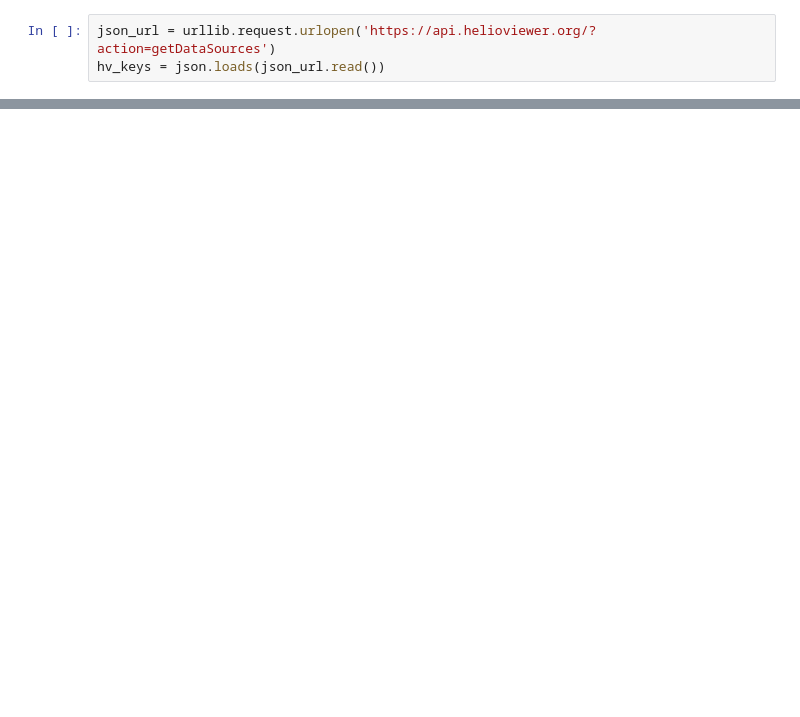
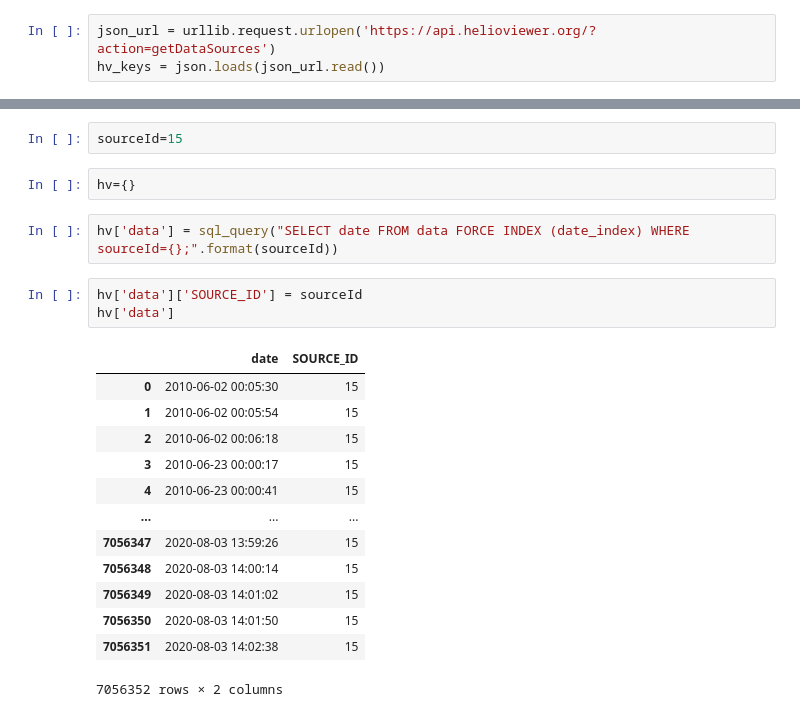
Before and after one commit to varunchaturmutha/hv_stats, a Jupyter notebook: poster_plots.ipynb, the cells around one changed output, grey strips where cells are left out. Saved outputs shown, nothing was run; the diff lists cells and outputs as text; blank space fills up the shorter version.

```diff
--- a/poster_plots.ipynb
+++ b/poster_plots.ipynb
@@ -470,0 +702,23 @@ for key in hv.keys():
+# %%
+sourceId=15
+# %%
+hv={}
+# %%
+hv['data'] = sql_query("SELECT date FROM data FORCE INDEX (date_index) WHERE sourceId={};".format(sourceId))
+# %%
+hv['data']['SOURCE_ID'] = sourceId
+hv['data']
+# %% [output]
+|  | date | SOURCE_ID |
+| 0 | 2010-06-02 00:05:30 | 15 |
+| 1 | 2010-06-02 00:05:54 | 15 |
+| 2 | 2010-06-02 00:06:18 | 15 |
+| 3 | 2010-06-23 00:00:17 | 15 |
+| 4 | 2010-06-23 00:00:41 | 15 |
+| ... | ... | ... |
+| 7056347 | 2020-08-03 13:59:26 | 15 |
+| 7056348 | 2020-08-03 14:00:14 | 15 |
+| 7056349 | 2020-08-03 14:01:02 | 15 |
+| 7056350 | 2020-08-03 14:01:50 | 15 |
+| 7056351 | 2020-08-03 14:02:38 | 15 |
+7056352 rows × 2 columns
```
Also changed, not shown: parts of 41 cells of this notebook, 30 other files.
